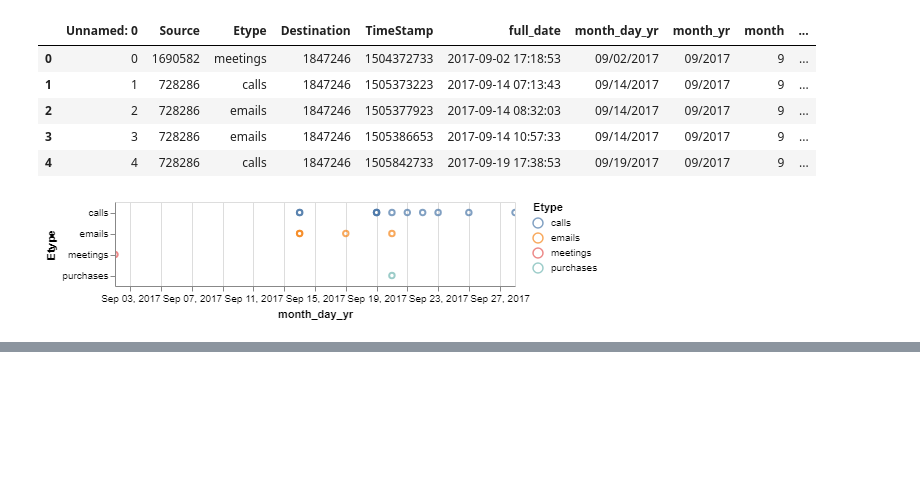
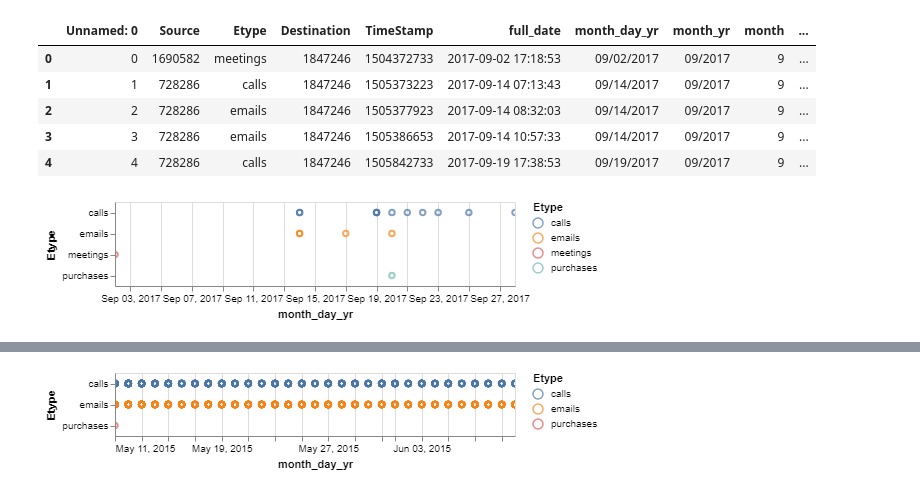
Before and after one commit to mitchjablonski/2018VastMiniChallenge, a Jupyter notebook: Other_suspected_suspicious.ipynb, the cells around one changed output, grey strips where cells are left out. Drawn from its saved outputs; the diff is of its cells as text; code cells hidden in the pictures; blank space fills up the shorter version.

Commit message:
Makes more Plots and adds a more indepth python script
New python script parses more information in a more readable and
reliable manner.

```diff
--- a/Other_suspected_suspicious.ipynb
+++ b/Other_suspected_suspicious.ipynb
@@ -164,3 +164,6 @@ alt.Chart(conf_sus).mark_point().encode(
 ).interactive()
 # %% [output]
 [figure]
+# %%
+regular_pur = pd.read_csv('regular_purchases/regular_purchases_347566_2038155_1431346930.csv')
+regular_pur.head()
@@ -166,0 +177,9 @@ alt.Chart(conf_sus).mark_point().encode(
+# %%
+alt.Chart(regular_pur).mark_point().encode(
+    x='month_day_yr:T',
+    y='Etype:N',
+    color='Etype:N',
+    tooltip=['Source_Names','Destination_Names']
+).interactive()
+# %% [output]
+[figure, added]
```
Also changed, not shown: parts of 14 cells of this notebook, 8 other files.
